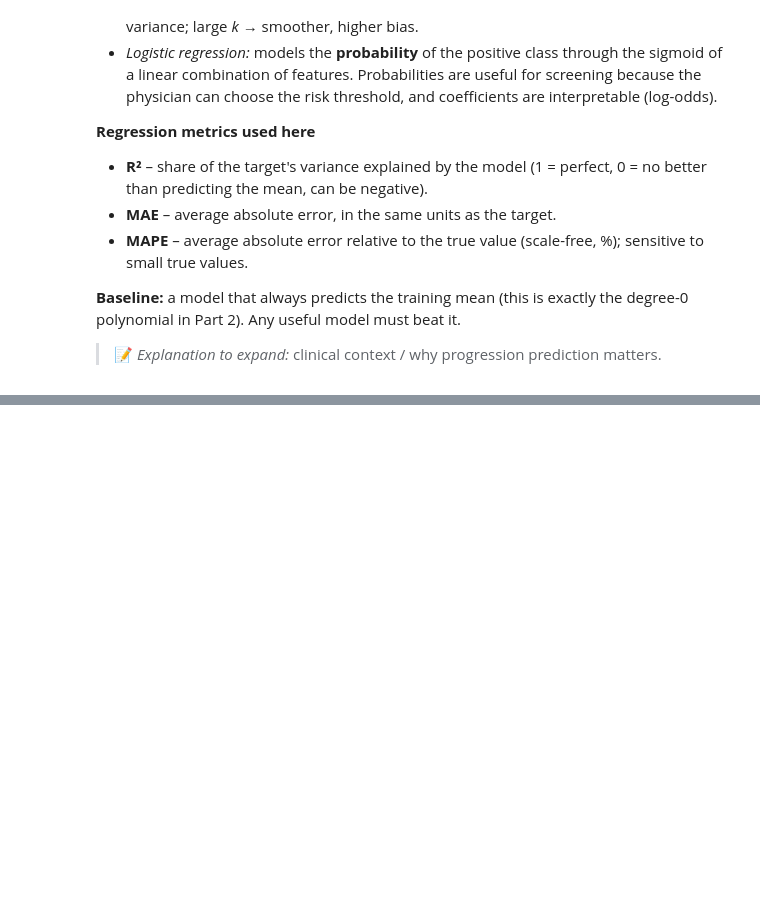
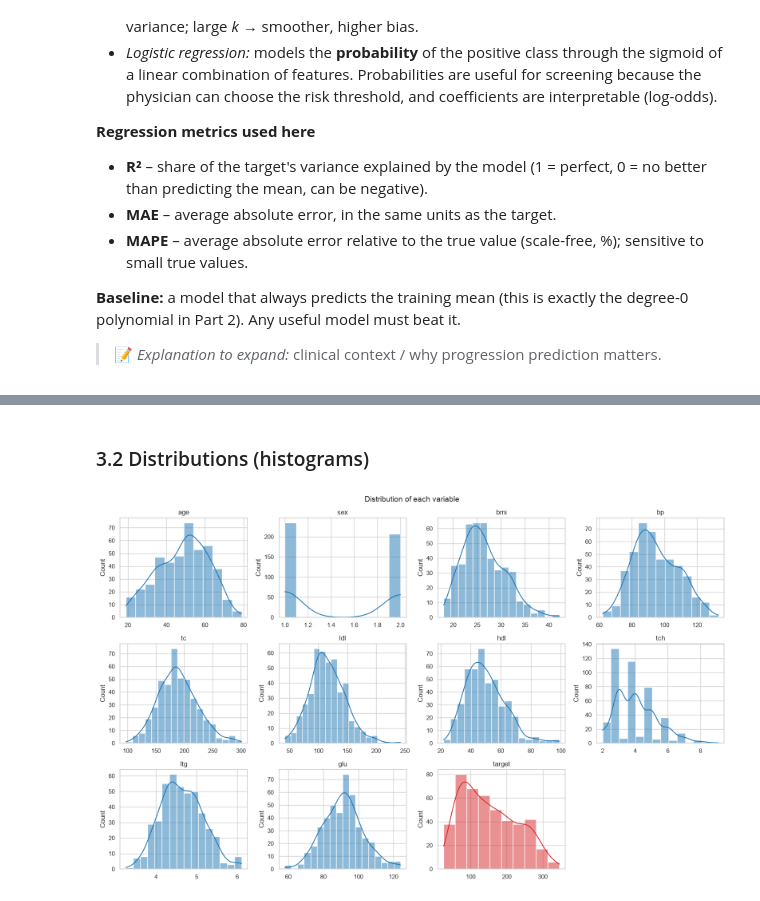
Before and after one commit to Namypark/diabetes-progression-lab2, a Jupyter notebook: lab2_diabetes.ipynb, the cells around one changed output, grey strips where cells are left out. Cells and saved outputs as stored; diff of their text form; code cells hidden in the pictures; blank space fills up the shorter version.

```diff
--- a/lab2_diabetes.ipynb
+++ b/lab2_diabetes.ipynb
@@ -115,0 +178,14 @@ polynomial in Part 2). Any useful model must beat it.
+# %% [markdown]
+### 3.2 Distributions (histograms)
+# %%
+fig, axes = plt.subplots(3, 4, figsize=(16, 10))
+for ax, col in zip(axes.flat, df.columns):
+    sns.histplot(df[col], kde=True, ax=ax, color="tab:red" if col == "target" else "tab:blue")
+    ax.set_title(col)
+    ax.set_xlabel("")
+axes.flat[-1].axis("off")
+fig.suptitle("Distribution of each variable", fontsize=14)
+fig.tight_layout()
+plt.show()
+# %% [output]
+[figure, added]
```
Also changed, not shown: parts of 11 cells of this notebook.
